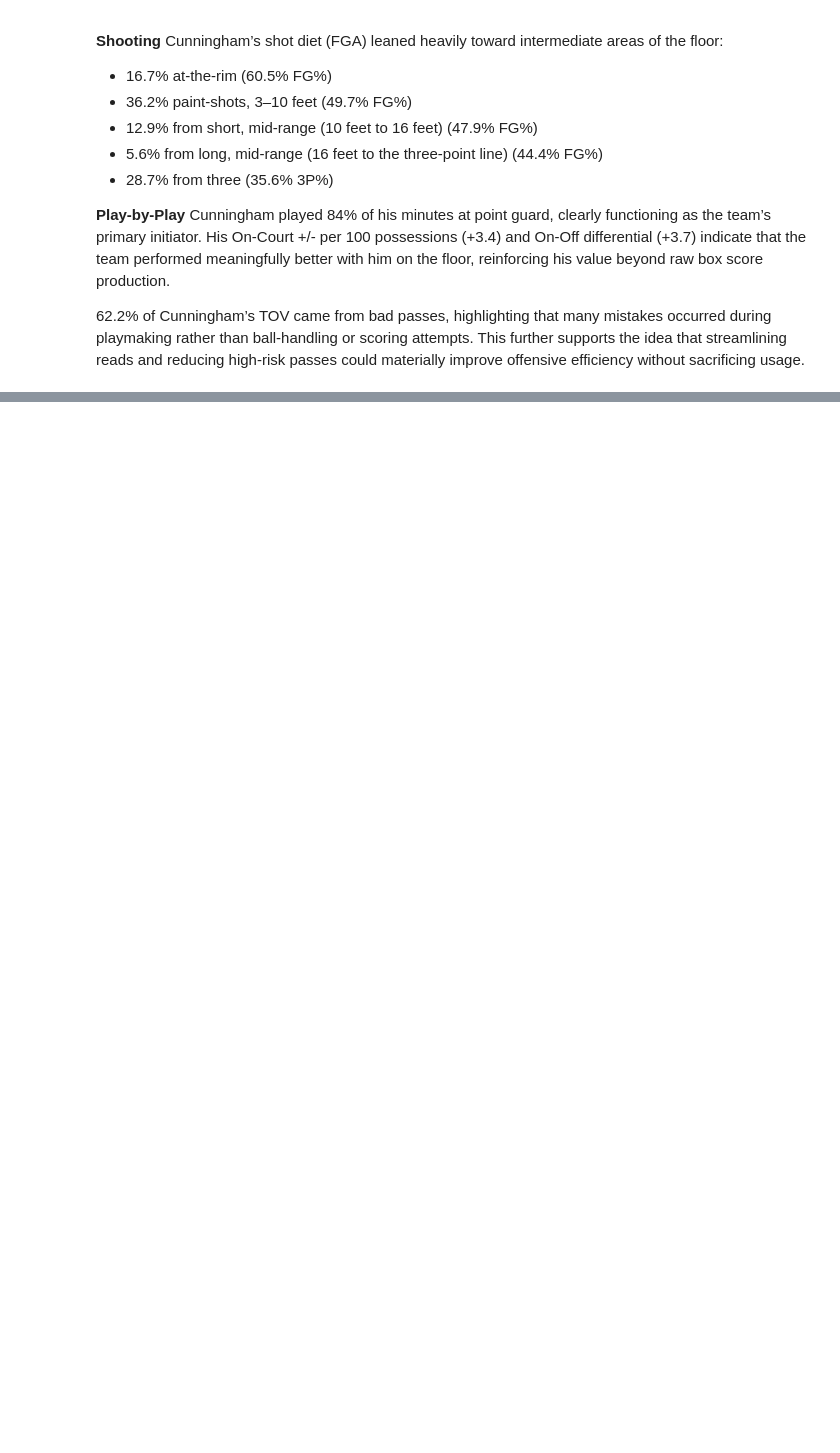
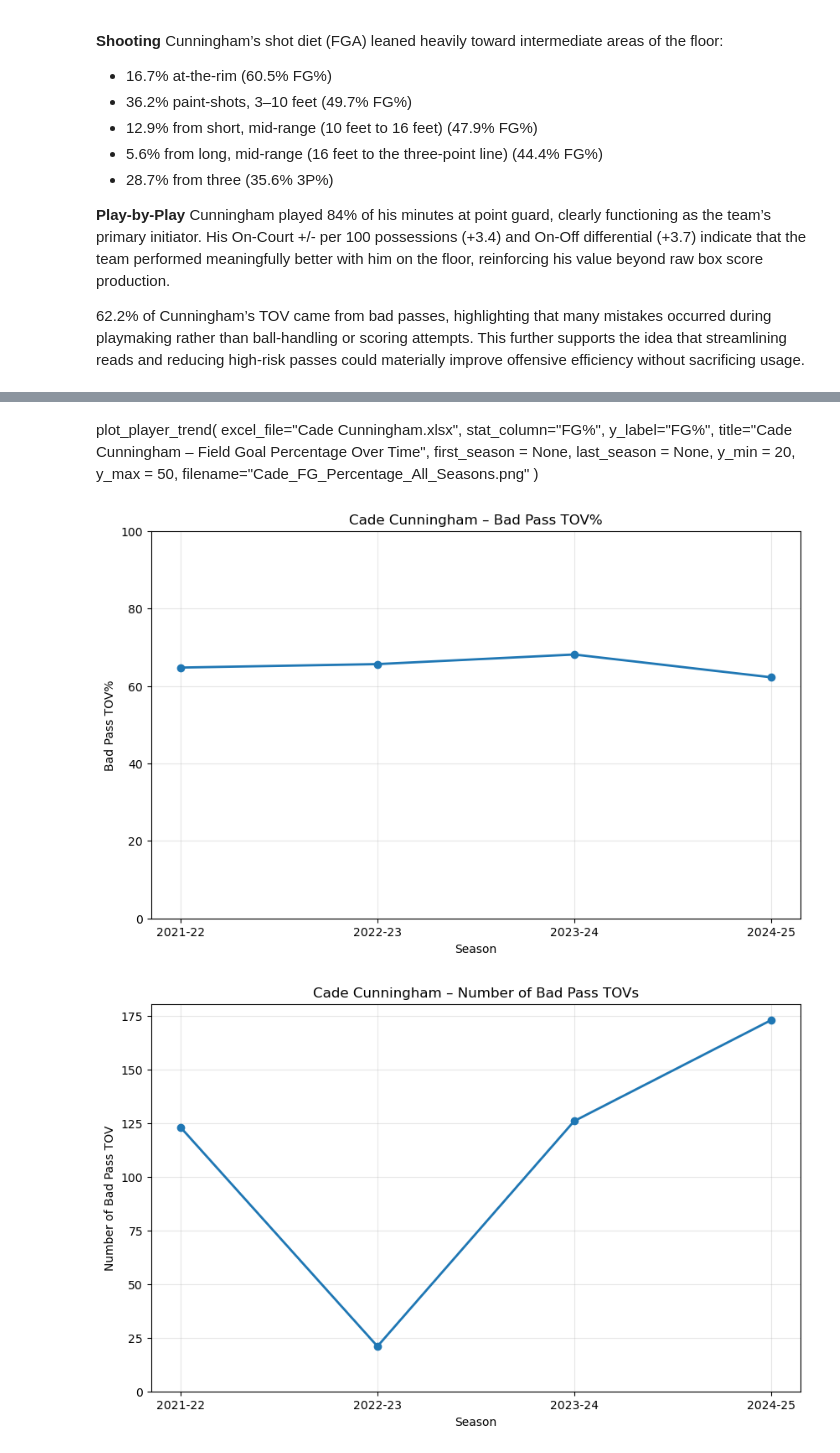
Before and after one commit to thejjserg/basketball-analytics, a Jupyter notebook: Projects/Final-Project.ipynb, the cells around one changed output, grey strips where cells are left out. Drawn from its saved outputs; the diff is of its cells as text; code cells hidden in the pictures; blank space fills up the shorter version.

Commit message:
Cade Charts

```diff
--- a/Projects/Final-Project.ipynb
+++ b/Projects/Final-Project.ipynb
@@ -192,10 +182,11 @@ Distance     %FGA   FG%
 # %%
 def plot_player_trend(
     excel_file,
+    sheetname,
     stat_column,
     y_label,
     title,
-    x_column="Season",
+    x_column = "Season",
     first_season=None,
     last_season=None,
     y_min=0,
@@ -207,7 +198,7 @@ def plot_player_trend(
     import matplotlib.pyplot as plt
 
     # Read data
-    df = pd.read_excel(excel_file, sheet_name="Shooting")
+    df = pd.read_excel(excel_file, sheet_name=sheetname)
 
     # Create numeric season key
     df["Season_Start"] = df["Season"].str[:4].astype(int)
@@ -285,0 +255,67 @@ plot_player_trend(
+# %% [markdown]
+plot_player_trend(
+    excel_file="Cade Cunningham.xlsx",
+    stat_column="FG%",
+    y_label="FG%",
+    title="Cade Cunningham – Field Goal Percentage Over Time",
+    first_season = None,
+    last_season = None,
+    y_min = 20,
+    y_max = 50,
+    filename="Cade_FG_Percentage_All_Seasons.png"
+)
+# %%
+plot_player_trend(
+    excel_file="Cade Cunningham.xlsx",
+    sheetname = "Play-by-Play",
+    stat_column="BadPass_PCT",
+    y_label="Bad Pass TOV%",
+    title="Cade Cunningham – Bad Pass TOV%",
+    first_season = None,
+    last_season = 2024,
+    y_min = 0,
+    y_max = 100,
+    filename="Cade_Bad_Pass_TOV%.png"
+)
+
+plot_player_trend(
+    excel_file="Cade Cunningham.xlsx",
+    sheetname = "Play-by-Play",
+    stat_column="BadPass_Turnovers",
+    y_label="Number of Bad Pass TOV",
+    title="Cade Cunningham – Number of Bad Pass TOVs",
+    first_season = None,
+    last_season = 2024,
+    y_min = 0,
+    y_max = None,
+    filename="Cade_Num_Bad_Pass_TOV.png"
+)
+
+plot_player_trend(
+    excel_file="Cade Cunningham.xlsx",
+    sheetname = "Play-by-Play",
+    stat_column="LostBall_PCT",
+    y_label="Lost Ball TOV%",
+    title="Cade Cunningham – Lost Ball TOV%",
+    first_season = None,
+    last_season = 2024,
+    y_min = 0,
+    y_max = 100,
+    filename="Cade_Lost_Ball_TOV%.png"
+)
+
+plot_player_trend(
+    excel_file="Cade Cunningham.xlsx",
+    sheetname = "Play-by-Play",
+    stat_column="LostBall_Turnovers",
+    y_label="Number of Lost Ball TOV",
+    title="Cade Cunningham – Number of Lost Ball TOVs",
+    first_season = None,
+    last_season = 2024,
+    y_min = 0,
+    y_max = None,
+    filename="Cade_Num_Lost_Ball_TOV.png"
+)
+# %% [output]
+[figure, added]
+[figure, added]
```
Also changed, not shown: parts of 6 cells of this notebook, 18 other files.
